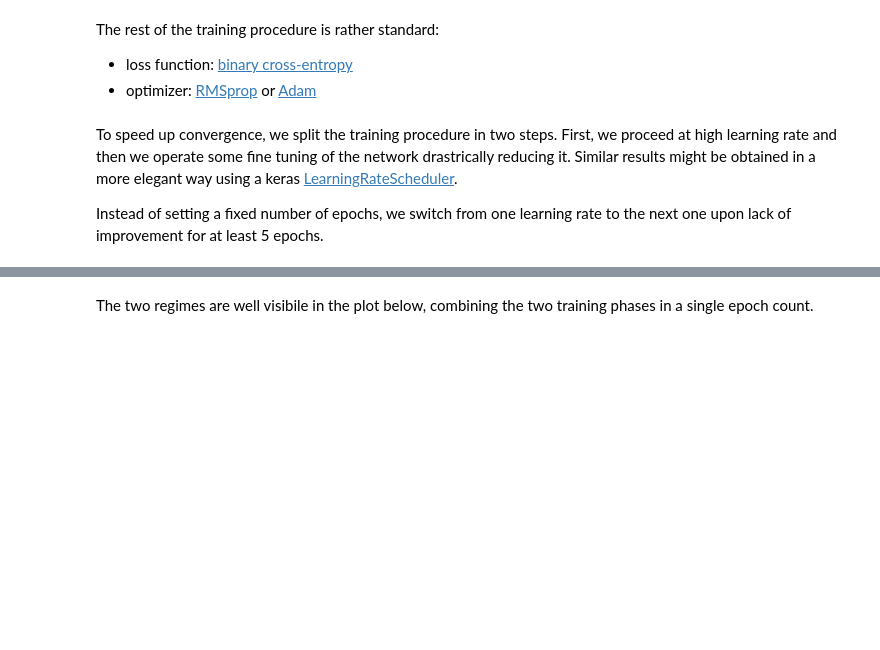
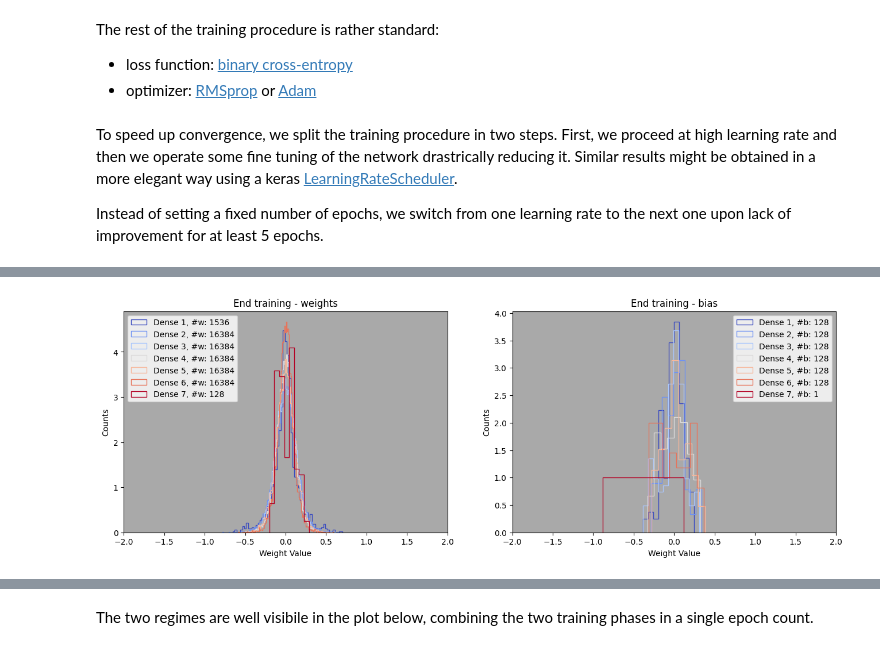
Before and after one commit to cpviolation/lb-trksim-train, a Jupyter notebook: notebooks/Acceptance.ipynb, the cells around one changed output, grey strips where cells are left out. Saved outputs shown, nothing was run; the diff lists cells and outputs as text; code cells hidden in the pictures; blank space fills up the shorter version.

```diff
--- a/notebooks/Acceptance.ipynb
+++ b/notebooks/Acceptance.ipynb
@@ -212,5 +126,5 @@ batch_size=100_000
 training_data = train_dataset.batch(batch_size, drop_remainder=True).prefetch(tf.data.AUTOTUNE)
 validation_data=next(iter(validation_dataset.batch(batch_size)))
 
-history = model.fit(training_data, epochs=50, validation_data=validation_data, callbacks=[early_stopping,CustomCallback(epoch_check=10)])
+history = model.fit(training_data, epochs=50, validation_data=validation_data, callbacks=[early_stopping])
 # %% [output]
@@ -262,5 +141,7 @@ GPU:  34 %
 # %%
 model.compile(loss=BinaryCrossentropy(label_smoothing=0.00), optimizer=RMSprop(1e-3), metrics=[RootMeanSquaredError()])
 early_stopping = tf.keras.callbacks.EarlyStopping(monitor='val_loss', patience=5)
-history_ft = model.fit(training_data, epochs=50, validation_data=validation_data, callbacks=[early_stopping,CustomCallback(epoch_check=10)])
+history_ft = model.fit(training_data, epochs=50, validation_data=validation_data, callbacks=[early_stopping])
 plot_weight_distributions(model,title="End training")
+# %% [output]
+[figure, added]
```
Also changed, not shown: parts of 12 cells of this notebook, 8 other files.
